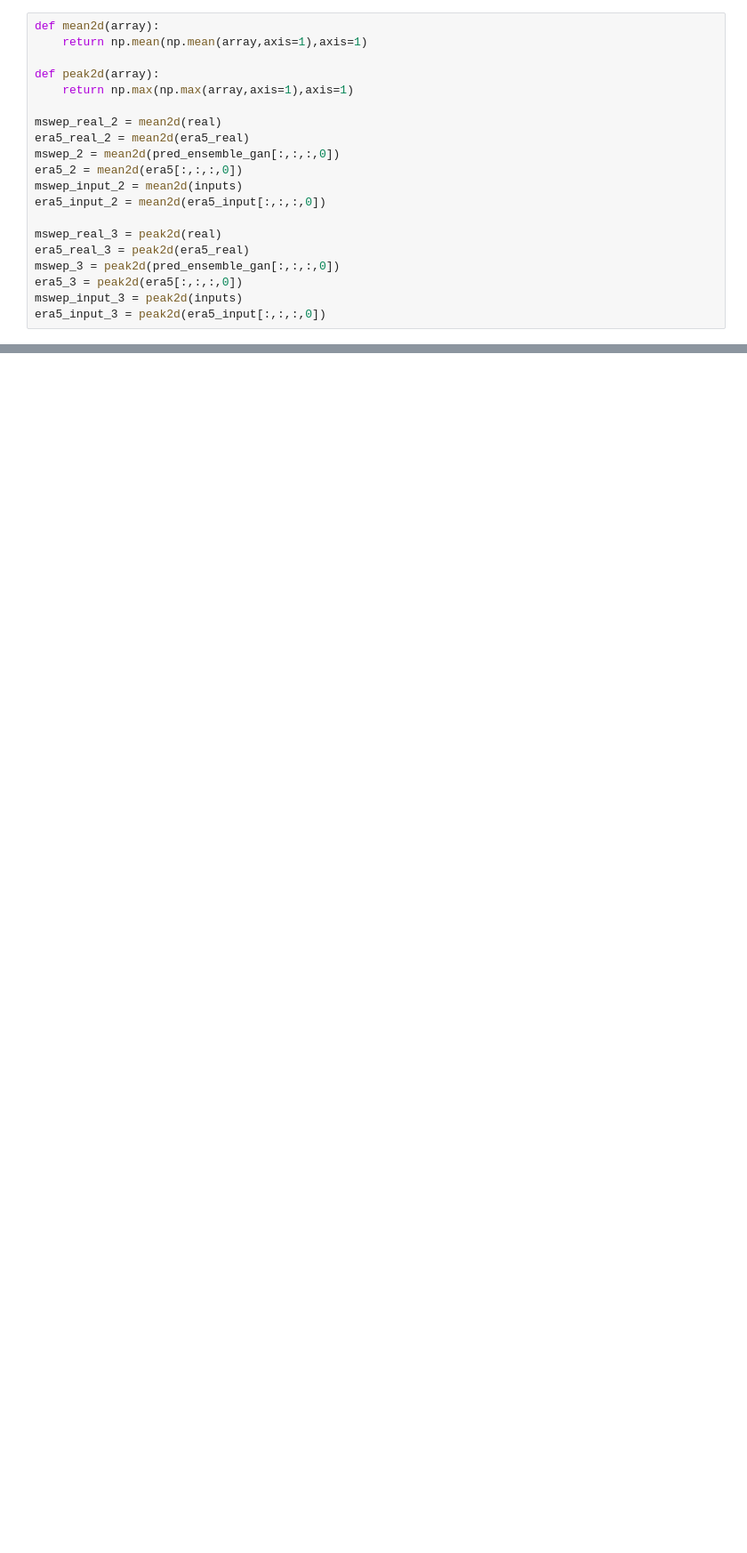
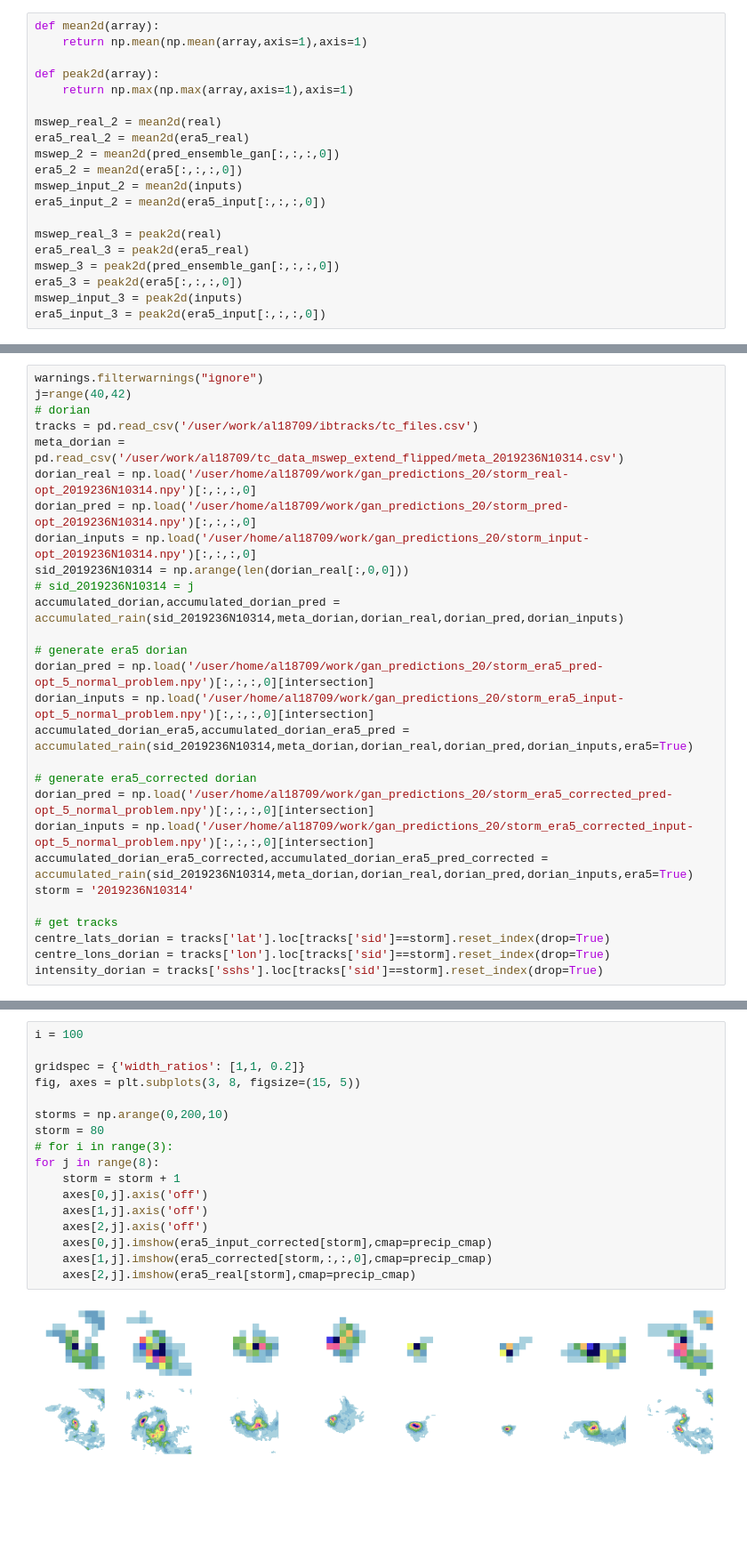
Before and after one commit to vosps/tropical_cyclone, a Jupyter notebook: figures/8_era5 copy.ipynb, the cells around one changed output, grey strips where cells are left out. Shown at 89% size. Saved outputs shown, nothing was run; the diff lists cells and outputs as text; blank space fills up the shorter version.

```diff
--- a/figures/8_era5 copy.ipynb
+++ b/figures/8_era5 copy.ipynb
@@ -402,0 +148,28 @@ plt.savefig('dorian.png',bbox_inches='tight')
+# %%
+warnings.filterwarnings("ignore")
+j=range(40,42)
+# dorian
+tracks = pd.read_csv('/user/work/al18709/ibtracks/tc_files.csv')
+meta_dorian = pd.read_csv('/user/work/al18709/tc_data_mswep_extend_flipped/meta_2019236N10314.csv')
+dorian_real = np.load('/user/home/al18709/work/gan_predictions_20/storm_real-opt_2019236N10314.npy')[:,:,:,0]
+dorian_pred = np.load('/user/home/al18709/work/gan_predictions_20/storm_pred-opt_2019236N10314.npy')[:,:,:,0]
+dorian_inputs = np.load('/user/home/al18709/work/gan_predictions_20/storm_input-opt_2019236N10314.npy')[:,:,:,0]
+sid_2019236N10314 = np.arange(len(dorian_real[:,0,0]))
+# sid_2019236N10314 = j
+accumulated_dorian,accumulated_dorian_pred = accumulated_rain(sid_2019236N10314,meta_dorian,dorian_real,dorian_pred,dorian_inputs)
+
+# generate era5 dorian
+dorian_pred = np.load('/user/home/al18709/work/gan_predictions_20/storm_era5_pred-opt_5_normal_problem.npy')[:,:,:,0][intersection]
+dorian_inputs = np.load('/user/home/al18709/work/gan_predictions_20/storm_era5_input-opt_5_normal_problem.npy')[:,:,:,0][intersection]
+accumulated_dorian_era5,accumulated_dorian_era5_pred = accumulated_rain(sid_2019236N10314,meta_dorian,dorian_real,dorian_pred,dorian_inputs,era5=True)
+
+# generate era5_corrected dorian
+dorian_pred = np.load('/user/home/al18709/work/gan_predictions_20/storm_era5_corrected_pred-opt_5_normal_problem.npy')[:,:,:,0][intersection]
+dorian_inputs = np.load('/user/home/al18709/work/gan_predictions_20/storm_era5_corrected_input-opt_5_normal_problem.npy')[:,:,:,0][intersection]
+accumulated_dorian_era5_corrected,accumulated_dorian_era5_pred_corrected = accumulated_rain(sid_2019236N10314,meta_dorian,dorian_real,dorian_pred,dorian_inputs,era5=True)
+storm = '2019236N10314'
+
+# get tracks
+centre_lats_dorian = tracks['lat'].loc[tracks['sid']==storm].reset_index(drop=True)
+centre_lons_dorian = tracks['lon'].loc[tracks['sid']==storm].reset_index(drop=True)
+intensity_dorian = tracks['sshs'].loc[tracks['sid']==storm].reset_index(drop=True)
@@ -402,0 +194,19 @@ plt.savefig('dorian.png',bbox_inches='tight')
+# %%
+i = 100
+
+gridspec = {'width_ratios': [1,1, 0.2]}
+fig, axes = plt.subplots(3, 8, figsize=(15, 5))
+
+storms = np.arange(0,200,10)
+storm = 80
+# for i in range(3):
+for j in range(8):
+	storm = storm + 1
+	axes[0,j].axis('off')
+	axes[1,j].axis('off')
+	axes[2,j].axis('off')
+	axes[0,j].imshow(era5_input_corrected[storm],cmap=precip_cmap)
+	axes[1,j].imshow(era5_corrected[storm,:,:,0],cmap=precip_cmap)
+	axes[2,j].imshow(era5_real[storm],cmap=precip_cmap)
+# %% [output]
+[figure, added]
```
Also changed, not shown: parts of 44 cells of this notebook, 12 other files.
